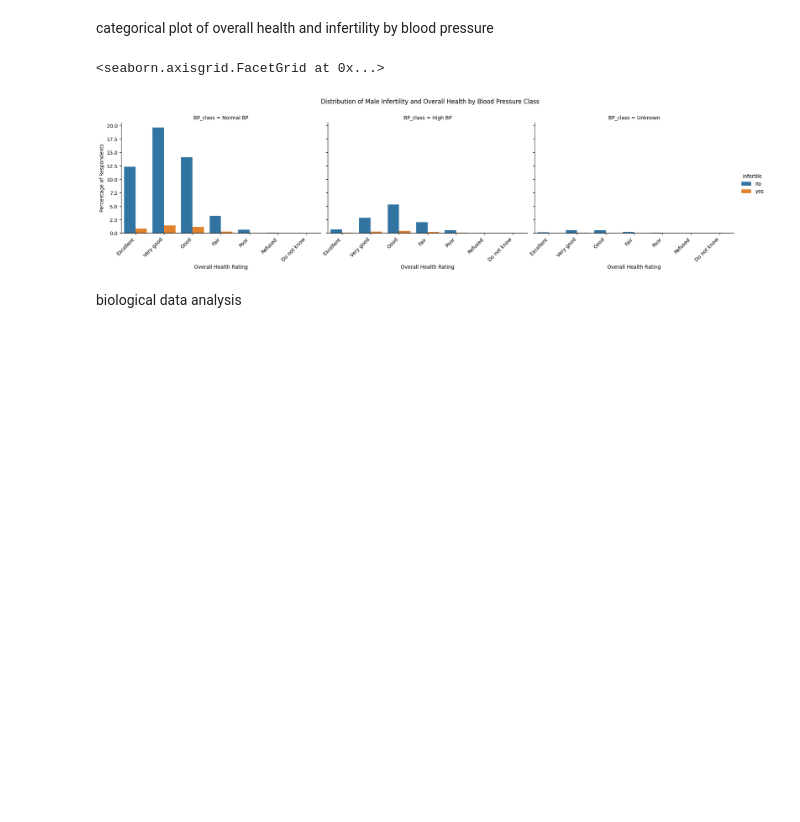
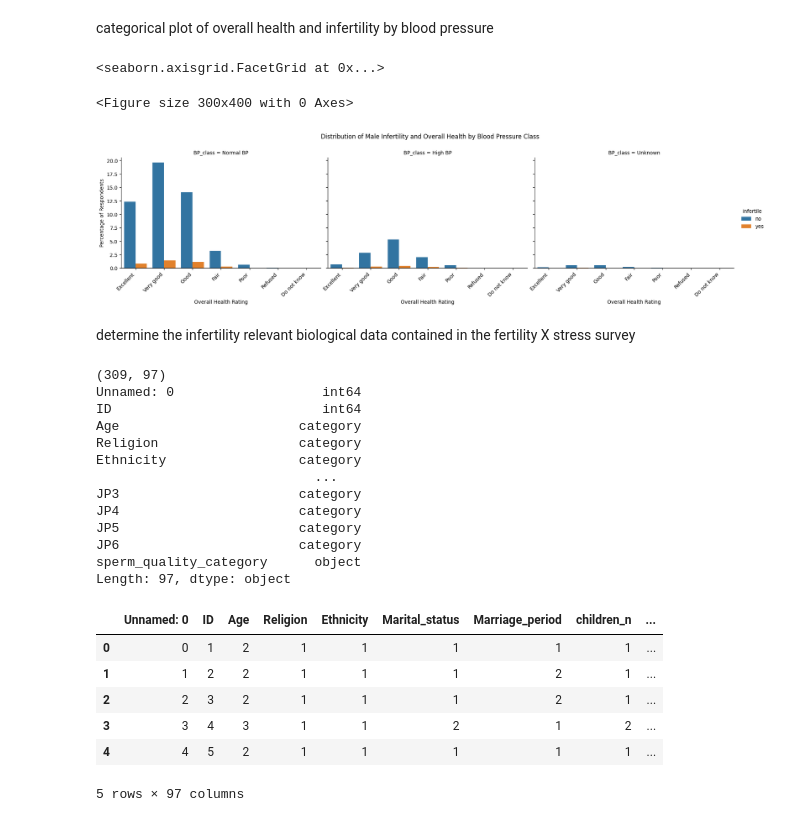
Before and after one commit to djsamuelson/male_infertility, a Jupyter notebook: notebooks/capstone.ipynb, the cells around one changed output. Saved outputs shown, nothing was run; the diff lists cells and outputs as text; code cells hidden in the pictures; blank space fills up the shorter version.

```diff
--- a/notebooks/capstone.ipynb
+++ b/notebooks/capstone.ipynb
@@ -232,7 +233,7 @@ df_infhelp.shape
 # %% [markdown]
 categorical plot of overall health and infertility by blood pressure
 # %%
-plt.figure_size=(3, 4)
+plt.figure(figsize=(3, 4))
 ax = sns.catplot(data=df_infhelp, x='GENHEALT', kind='count', stat='percent', hue='infertile', col='BP_class',
                 height=4, aspect=1.5)
 
@@ -243,6 +244,52 @@ ax.set_xlabels('Overall Health Rating')
 ax.set_ylabels('Percentage of Respondents')
 # %% [output]
 <seaborn.axisgrid.FacetGrid at 0x...>
+<Figure size 300x400 with 0 Axes>
 [figure]
 # %% [markdown]
-biological data analysis
+determine the infertility relevant biological data contained in the fertility X stress survey
+# %%
+#male infertility (fert) and stress
+#each column named OS or JS followed by an Arabic number contains responses to survey question related to stress
+df_fert_stress = pd.read_csv('../data/male_fertility_stress_data.csv')
+df_fert_stress[['Age', 'Religion', 'Ethnicity', 'Marital_status', 'Marriage_period',
+ 'children_n', 'Educational_level', 'Employment_status', 'Working_period','Household_income', 'Sperm_quality',
+ 'OS1', 'OS2', 'OS3', 'OS4', 'OS5', 'OS6', 'OS7', 'OS8', 'OS9', 'OS10', 'OS11', 'OS12', 'OS13', 'OS14',
+ 'OS15', 'OS16', 'OS17', 'OS18', 'OS19', 'OS20', 'OS21', 'OS22', 'OS23', 'OS24', 'OS25', 'OS26', 'OS27',
+ 'OS28', 'OS29', 'OS30', 'OS31', 'OS32', 'OS33', 'OS34', 'OS35', 'OS36', 'OS37', 'OS38', 'OS39', 'OS40',
+ 'OS41', 'JS1', 'JS2', 'JS3', 'JS4', 'JS5', 'JS6', 'JS7', 'JS8', 'JS9', 'JS10', 'JS11', 'JS12', 'JS13',
+ 'JS14', 'JS15', 'JS16', 'JS17', 'JS18', 'JS19', 'JS20', 'JS21', 'JS22', 'JS23', 'JS24', 'JS25',
+ 'JS26', 'JS27', 'JS28', 'JS29', 'JS30', 'JS31', 'JS32', 'JS33', 'JS34', 'JS35', 'JS36', 'JP1', 'JP2',
+ 'JP3', 'JP4', 'JP5', 'JP6']] = df_fert_stress[['Age', 'Religion', 'Ethnicity', 'Marital_status', 'Marriage_period',
+ 'children_n', 'Educational_level', 'Employment_status', 'Working_period','Household_income', 'Sperm_quality',
+ 'OS1', 'OS2', 'OS3', 'OS4', 'OS5', 'OS6', 'OS7', 'OS8', 'OS9', 'OS10', 'OS11', 'OS12', 'OS13', 'OS14',
+ 'OS15', 'OS16', 'OS17', 'OS18', 'OS19', 'OS20', 'OS21', 'OS22', 'OS23', 'OS24', 'OS25', 'OS26', 'OS27',
+ 'OS28', 'OS29', 'OS30', 'OS31', 'OS32', 'OS33', 'OS34', 'OS35', 'OS36', 'OS37', 'OS38', 'OS39', 'OS40',
+ 'OS41', 'JS1', 'JS2', 'JS3', 'JS4', 'JS5', 'JS6', 'JS7', 'JS8', 'JS9', 'JS10', 'JS11', 'JS12', 'JS13',
+ 'JS14', 'JS15', 'JS16', 'JS17', 'JS18', 'JS19', 'JS20', 'JS21', 'JS22', 'JS23', 'JS24', 'JS25',
+ 'JS26', 'JS27', 'JS28', 'JS29', 'JS30', 'JS31', 'JS32', 'JS33', 'JS34', 'JS35', 'JS36', 'JP1', 'JP2',
+ 'JP3', 'JP4', 'JP5', 'JP6']].astype('category').reset_index(drop=True)
+print(df_fert_stress.shape)
+print(df_fert_stress.dtypes)
+df_fert_stress.head()
+# %% [output]
+(309, 97)
+Unnamed: 0                   int64
+ID                           int64
+Age                       category
+Religion                  category
+Ethnicity                 category
+                            ...
+JP3                       category
+JP4                       category
+JP5                       category
+JP6                       category
+sperm_quality_category      object
+Length: 97, dtype: object
+|  | Unnamed: 0 | ID | Age | Religion | Ethnicity | Marital_status | Marriage_period | children_n | ... |
+| 0 | 0 | 1 | 2 | 1 | 1 | 1 | 1 | 1 | ... |
+| 1 | 1 | 2 | 2 | 1 | 1 | 1 | 2 | 1 | ... |
+| 2 | 2 | 3 | 2 | 1 | 1 | 1 | 2 | 1 | ... |
+| 3 | 3 | 4 | 3 | 1 | 1 | 2 | 1 | 2 | ... |
+| 4 | 4 | 5 | 2 | 1 | 1 | 1 | 1 | 1 | ... |
+5 rows × 97 columns
```
Also changed, not shown: parts of 10 cells of this notebook, 3 other files.
